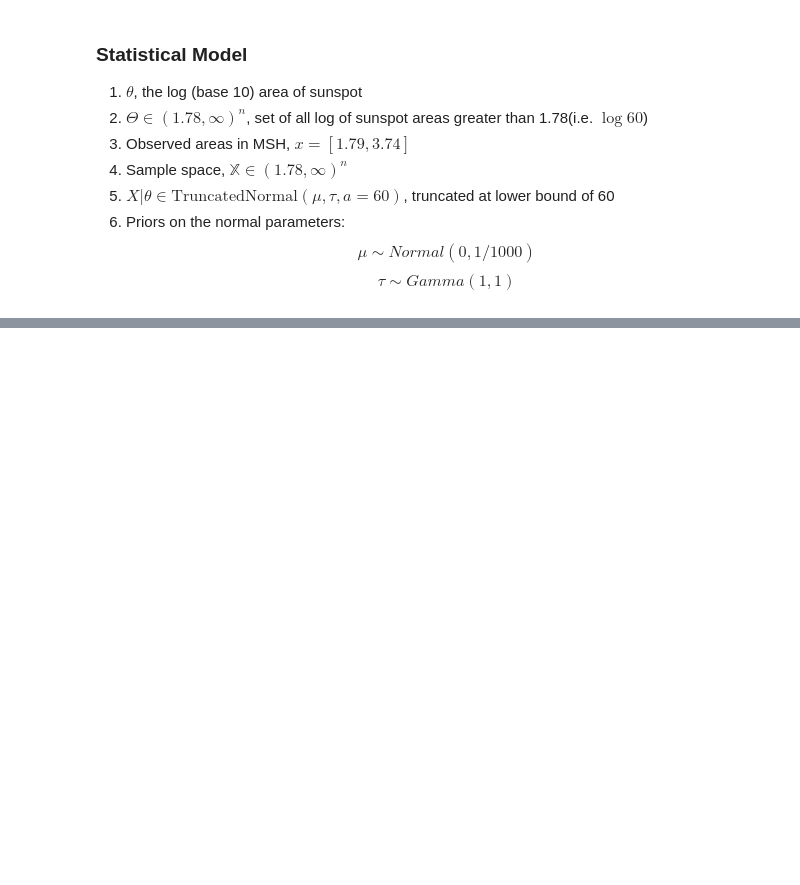
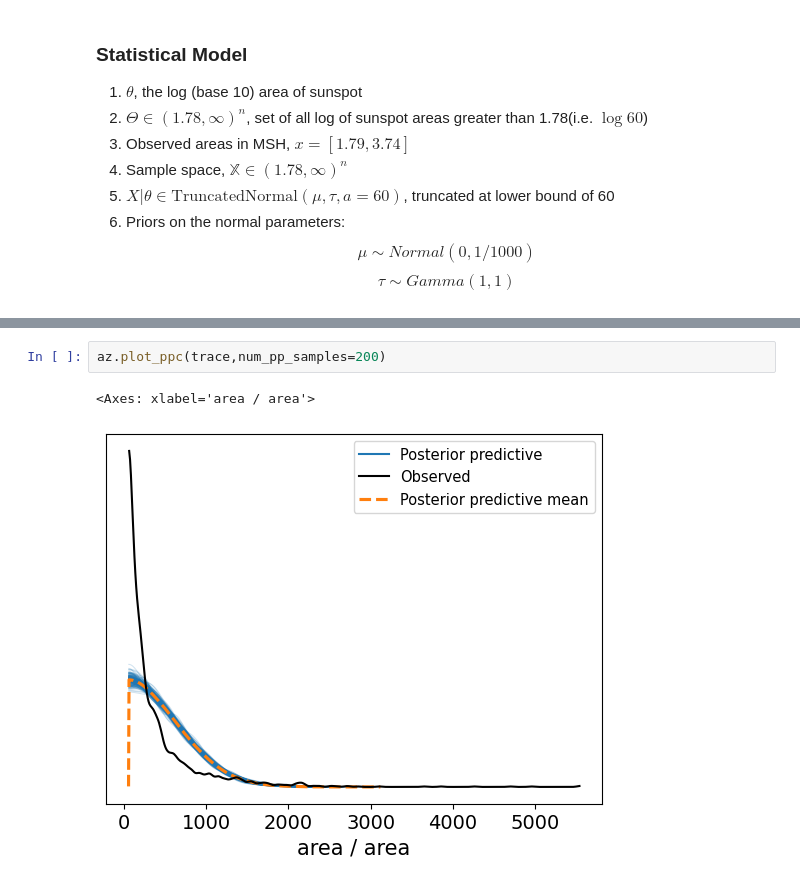
Before and after one commit to Raghuram-Veeramallu/Area-distribution-of-Sunspots, a Jupyter notebook: Project3_Group3_Data.ipynb, the cells around one changed output, grey strips where cells are left out. Cells and saved outputs as stored; diff of their text form; blank space fills up the shorter version.

```diff
--- a/Project3_Group3_Data.ipynb
+++ b/Project3_Group3_Data.ipynb
@@ -176,0 +225,5 @@ ax.plot()
+# %%
+az.plot_ppc(trace,num_pp_samples=200)
+# %% [output]
+<Axes: xlabel='area / area'>
+[figure, added]
```
Also changed, not shown: parts of 7 cells of this notebook.
